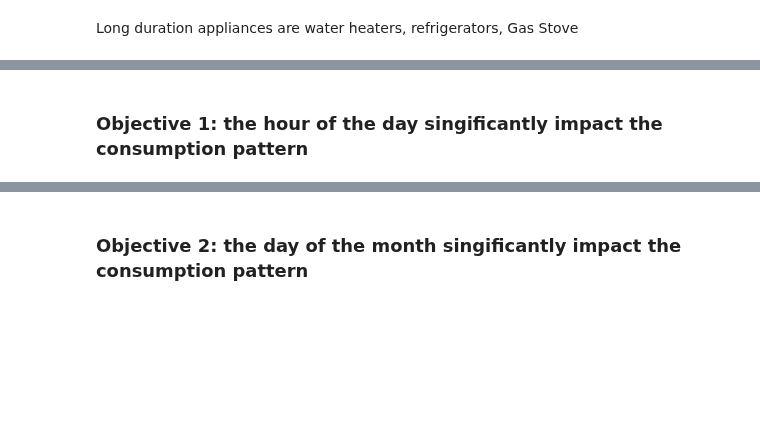
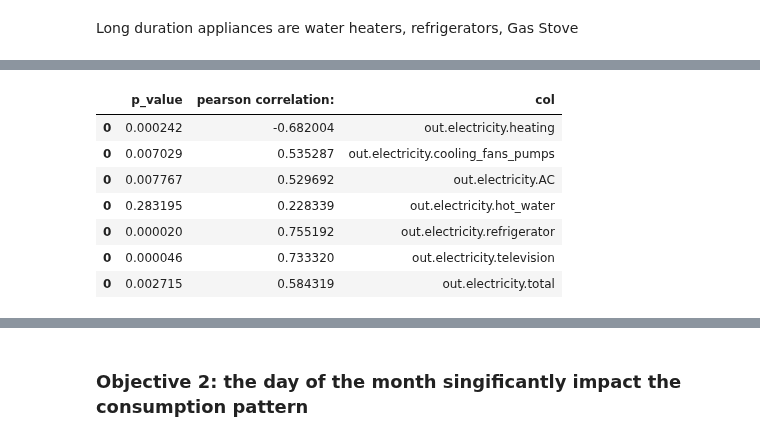
Before and after one commit to 1nuc/load-profile-decomposition, a Jupyter notebook: src/Customer_analysis/run.ipynb, the cells around one changed output, grey strips where cells are left out. Saved outputs shown, nothing was run; the diff lists cells and outputs as text; code cells hidden in the pictures; blank space fills up the shorter version.

```diff
--- a/src/Customer_analysis/run.ipynb
+++ b/src/Customer_analysis/run.ipynb
@@ -146,4 +154,23 @@ long_dev_hourly(long_duration)
 # %%
-## now make a lineplot for all devices to test
+## now lets test if there is a correlation between the hour of the day and the total consunmption and some appliances
+def test_corr(df,var):
+    cols=[col for col in df.columns if col.startswith('out.electricity') and col != var]
+    arr=[]
+    for col in cols:
+        p_corr, p_val=stats.pearsonr(df[col], df[var])
+        df_test=pd.DataFrame({
+        "p_value":[p_val],
+        "pearson correlation:" : [p_corr],
+        "col": [col]})
+        arr.append(df_test)
+    return pd.concat(arr)
+test_corr(long_duration, 'hour of the day')
+# %% [output]
+|  | p_value | pearson correlation: | col |
+| 0 | 0.000242 | -0.682004 | out.electricity.heating |
+| 0 | 0.007029 | 0.535287 | out.electricity.cooling_fans_pumps |
+| 0 | 0.007767 | 0.529692 | out.electricity.AC |
+| 0 | 0.283195 | 0.228339 | out.electricity.hot_water |
+| 0 | 0.000020 | 0.755192 | out.electricity.refrigerator |
+| 0 | 0.000046 | 0.733320 | out.electricity.television |
+| 0 | 0.002715 | 0.584319 | out.electricity.total |
-# %% [markdown]
-### Objective 1: the hour of the day singificantly impact the consumption pattern
```
Also changed, not shown: parts of 7 cells of this notebook.
